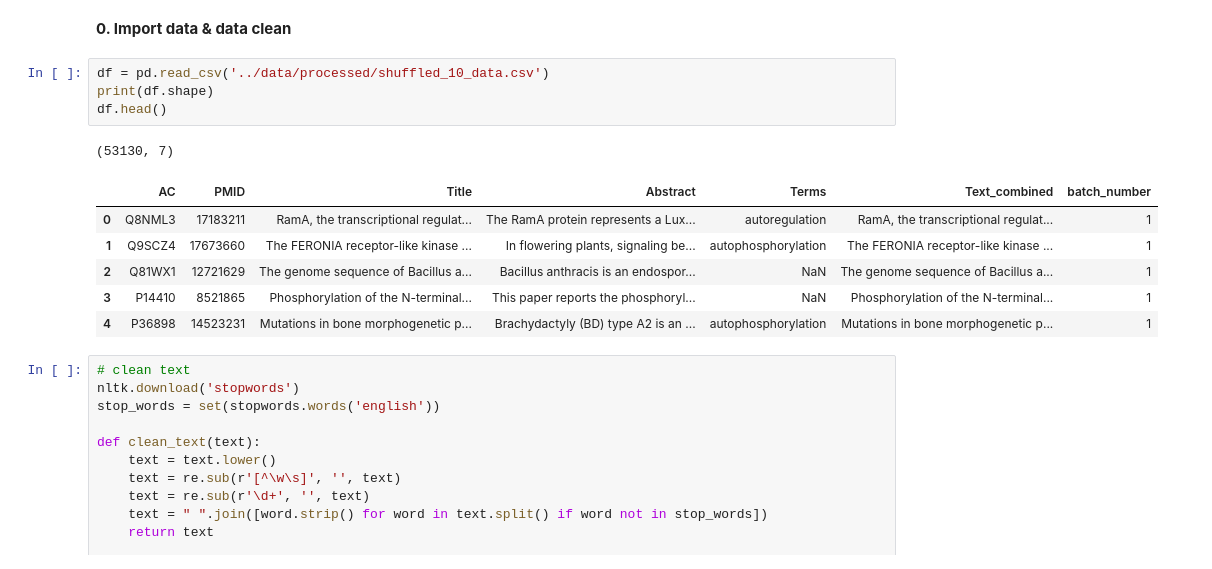
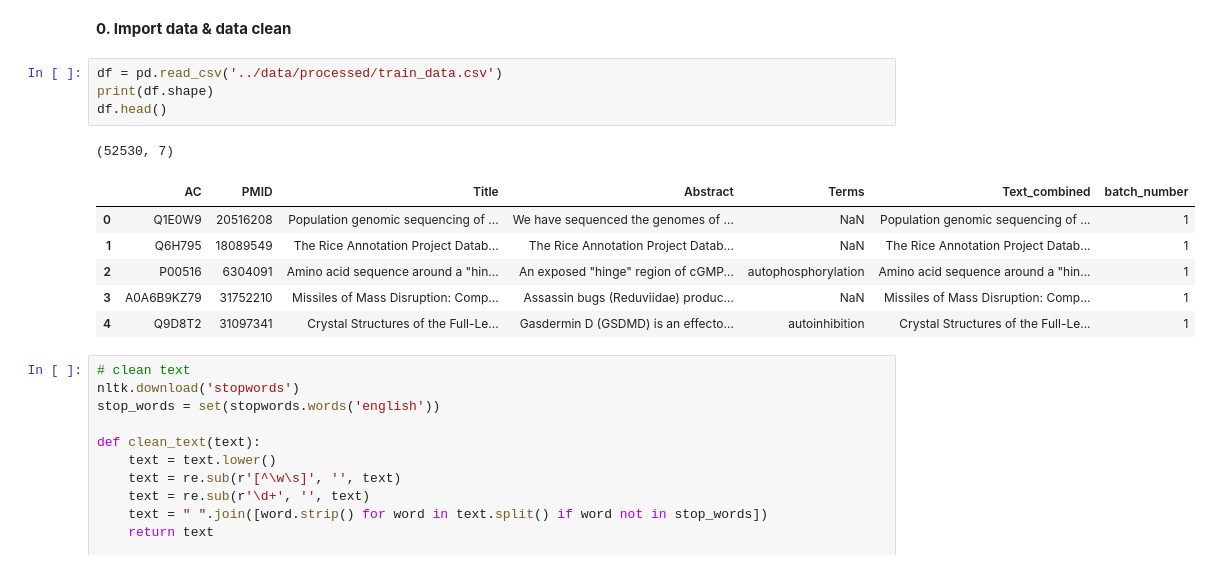
Before and after one commit to Hala-Arar1/Helsinki, a Jupyter notebook: notebooks/model_alix.ipynb, the cells around one changed output. Drawn from its saved outputs; the diff is of its cells as text.

Commit message:
write the script that gets final version train and test dataset

```diff
--- a/notebooks/model_alix.ipynb
+++ b/notebooks/model_alix.ipynb
@@ -20,17 +20,17 @@ import matplotlib.pyplot as plt
 # %% [markdown]
 **0. Import data & data clean**
 # %%
-df = pd.read_csv('../data/processed/shuffled_10_data.csv')
+df = pd.read_csv('../data/processed/train_data.csv')
 print(df.shape)
 df.head()
 # %% [output]
-(53130, 7)
+(52530, 7)
 |  | AC | PMID | Title | Abstract | Terms | Text_combined | batch_number |
-| 0 | Q8NML3 | 17183211 | RamA, the transcriptional regulat... | The RamA protein represents a Lux... | autoregulation | RamA, the transcriptional regulat... | 1 |
-| 1 | Q9SCZ4 | 17673660 | The FERONIA receptor-like kinase ... | In flowering plants, signaling be... | autophosphorylation | The FERONIA receptor-like kinase ... | 1 |
-| 2 | Q81WX1 | 12721629 | The genome sequence of Bacillus a... | Bacillus anthracis is an endospor... | NaN | The genome sequence of Bacillus a... | 1 |
-| 3 | P14410 | 8521865 | Phosphorylation of the N-terminal... | This paper reports the phosphoryl... | NaN | Phosphorylation of the N-terminal... | 1 |
-| 4 | P36898 | 14523231 | Mutations in bone morphogenetic p... | Brachydactyly (BD) type A2 is an ... | autophosphorylation | Mutations in bone morphogenetic p... | 1 |
+| 0 | Q1E0W9 | 20516208 | Population genomic sequencing of ... | We have sequenced the genomes of ... | NaN | Population genomic sequencing of ... | 1 |
+| 1 | Q6H795 | 18089549 | The Rice Annotation Project Datab... | The Rice Annotation Project Datab... | NaN | The Rice Annotation Project Datab... | 1 |
+| 2 | P00516 | 6304091 | Amino acid sequence around a "hin... | An exposed "hinge" region of cGMP... | autophosphorylation | Amino acid sequence around a "hin... | 1 |
+| 3 | A0A6B9KZ79 | 31752210 | Missiles of Mass Disruption: Comp... | Assassin bugs (Reduviidae) produc... | NaN | Missiles of Mass Disruption: Comp... | 1 |
+| 4 | Q9D8T2 | 31097341 | Crystal Structures of the Full-Le... | Gasdermin D (GSDMD) is an effecto... | autoinhibition | Crystal Structures of the Full-Le... | 1 |
 # %%
 # clean text
 nltk.download('stopwords')
```
Also changed, not shown: parts of 6 cells of this notebook, 11 other files.
